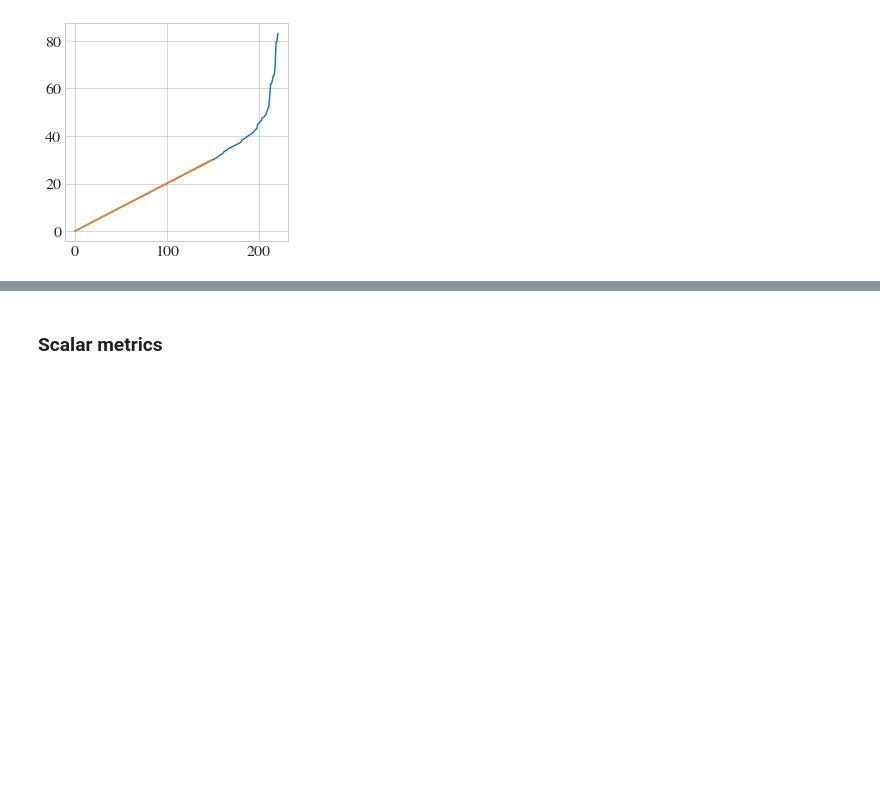
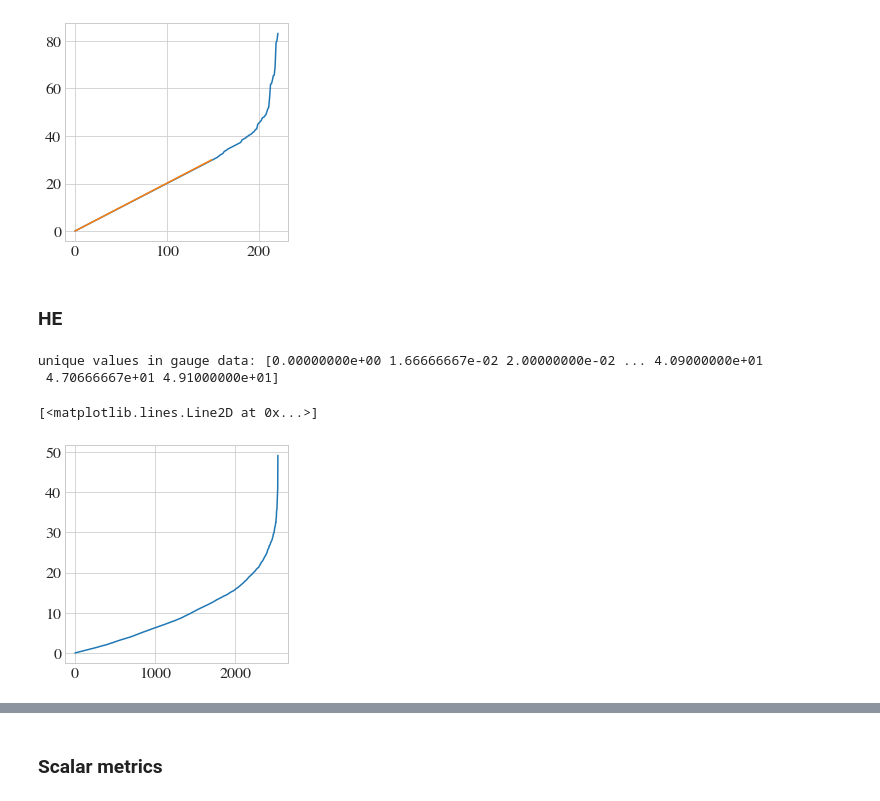
Before and after one commit to ingridingemarsson/geostat-masters-thesis, a Jupyter notebook: notebooks/compare_gauge_he_preds.ipynb, the cells around one changed output, grey strips where cells are left out. Saved outputs shown, nothing was run; the diff lists cells and outputs as text; code cells hidden in the pictures; blank space fills up the shorter version.

```diff
--- a/notebooks/compare_gauge_he_preds.ipynb
+++ b/notebooks/compare_gauge_he_preds.ipynb
@@ -189,3 +189,15 @@ ax.plot([0,149], [0,30])
 # %% [output]
 [<matplotlib.lines.Line2D at 0x...>]
 [figure]
+# %% [markdown]
+### HE
+# %%
+dat = combined.HE_precip.values[mask==0].flatten()
+print('unique values in gauge data:', np.unique(dat))
+fig, ax = plt.subplots(figsize=(4,4))
+ax.plot(np.unique(dat))
+# %% [output]
+unique values in gauge data: [0.00000000e+00 1.66666667e-02 2.00000000e-02 ... 4.09000000e+01
+ 4.70666667e+01 4.91000000e+01]
+[<matplotlib.lines.Line2D at 0x...>]
+[figure, added]
```
Also changed, not shown: parts of 11 cells of this notebook, 10 other files.
